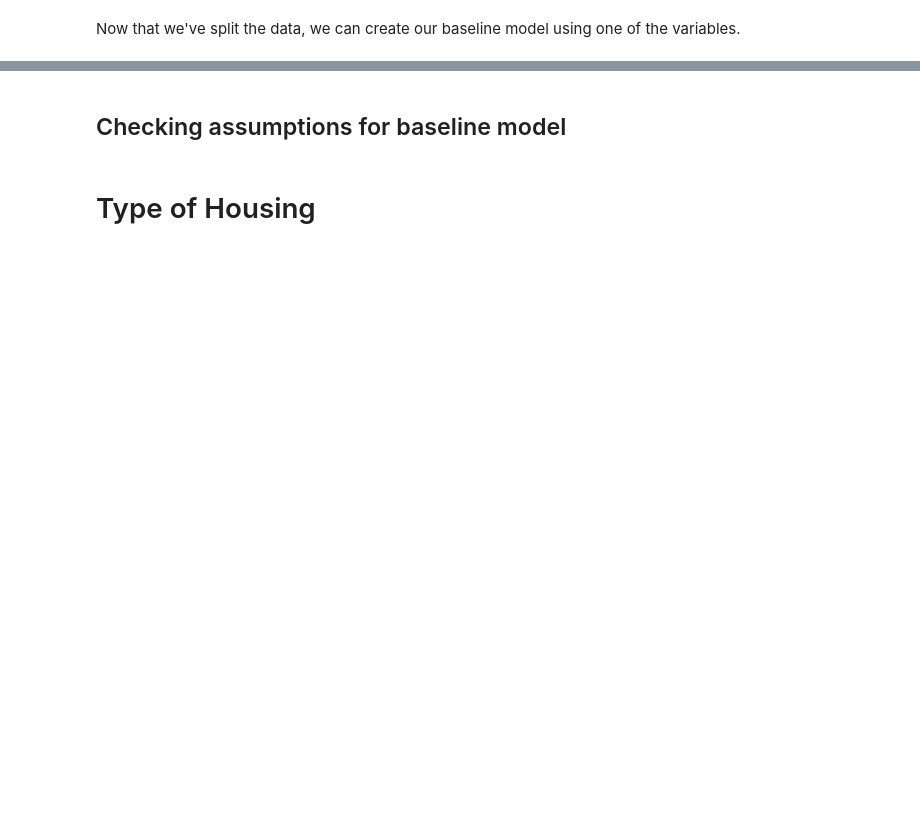
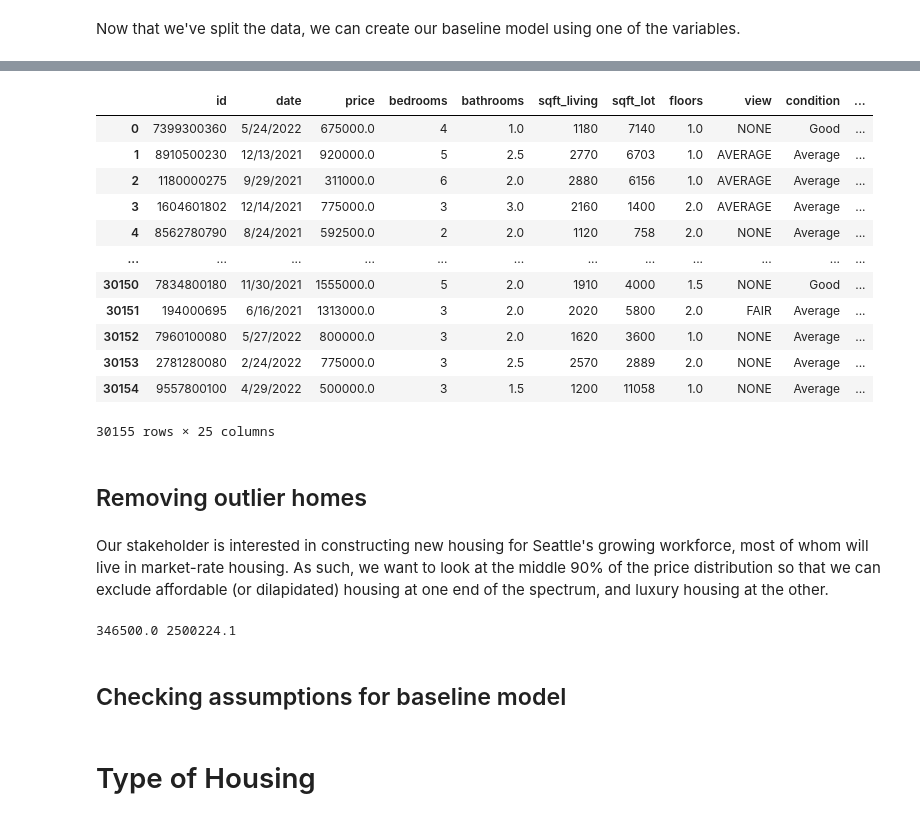
Before and after one commit to emgerber88/Kings-County-Real-Estate-analysis-NAEG, a Jupyter notebook: Eli/student.ipynb, the cells around one changed output, grey strips where cells are left out. Cells and saved outputs as stored; diff of their text form; code cells hidden in the pictures; blank space fills up the shorter version.

```diff
--- a/Eli/student.ipynb
+++ b/Eli/student.ipynb
@@ -282,3 +331,35 @@ strong multicollinearity or other numerical problems.
+# %%
+pd.get_dummies(hd, columns = ['waterfront', 'greenbelt', 'nuisance'], drop_first = True)
+# %% [output]
+|  | id | date | price | bedrooms | bathrooms | sqft_living | sqft_lot | floors | view | condition | ... |
+| 0 | 7399300360 | 5/24/2022 | 675000.0 | 4 | 1.0 | 1180 | 7140 | 1.0 | NONE | Good | ... |
+| 1 | 8910500230 | 12/13/2021 | 920000.0 | 5 | 2.5 | 2770 | 6703 | 1.0 | AVERAGE | Average | ... |
+| 2 | 1180000275 | 9/29/2021 | 311000.0 | 6 | 2.0 | 2880 | 6156 | 1.0 | AVERAGE | Average | ... |
+| 3 | 1604601802 | 12/14/2021 | 775000.0 | 3 | 3.0 | 2160 | 1400 | 2.0 | AVERAGE | Average | ... |
+| 4 | 8562780790 | 8/24/2021 | 592500.0 | 2 | 2.0 | 1120 | 758 | 2.0 | NONE | Average | ... |
+| ... | ... | ... | ... | ... | ... | ... | ... | ... | ... | ... | ... |
+| 30150 | 7834800180 | 11/30/2021 | 1555000.0 | 5 | 2.0 | 1910 | 4000 | 1.5 | NONE | Good | ... |
+| 30151 | 194000695 | 6/16/2021 | 1313000.0 | 3 | 2.0 | 2020 | 5800 | 2.0 | FAIR | Average | ... |
+| 30152 | 7960100080 | 5/27/2022 | 800000.0 | 3 | 2.0 | 1620 | 3600 | 1.0 | NONE | Average | ... |
+| 30153 | 2781280080 | 2/24/2022 | 775000.0 | 3 | 2.5 | 2570 | 2889 | 2.0 | NONE | Average | ... |
+| 30154 | 9557800100 | 4/29/2022 | 500000.0 | 3 | 1.5 | 1200 | 11058 | 1.0 | NONE | Average | ... |
+30155 rows × 25 columns
+# %% [markdown]
+## Removing outlier homes
+# %% [markdown]
+Our stakeholder is interested in constructing new housing for Seattle's growing workforce, most of whom will live in market-rate housing. As such, we want to look at the middle 90% of the price distribution so that we can exclude affordable (or dilapidated) housing at one end of the spectrum, and luxury housing at the other.
+# %%
+# find the 95th percentile for our dataset
+top5 = y_train.quantile(0.95)
+
+# find the 5th percentile for our dataset
+bottom5 = y_train.quantile(0.05)
+
+#identify rows that are above the 99th percentile
+# y_train_mrh = y_train.loc[bottom5 < y_train < y_train]
+print(bottom5, top5)
+# %% [output]
+346500.0 2500224.1
 # %% [markdown]
 
 ## Checking assumptions for baseline model
```
Also changed, not shown: parts of 31 cells of this notebook, 1 other file.
